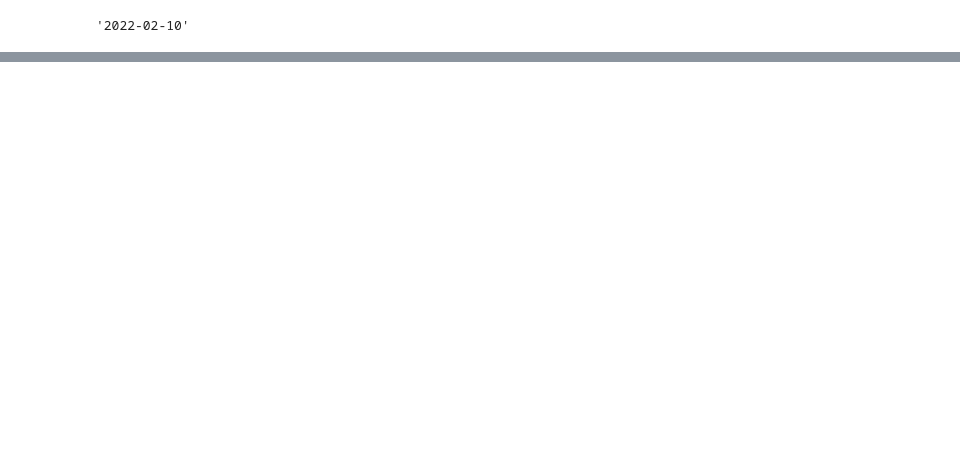
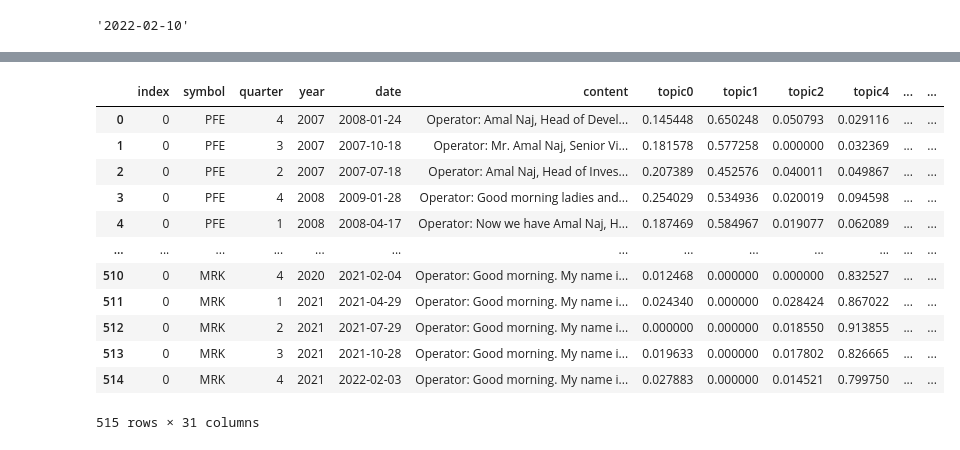
Before and after one commit to djtom98/Graph-Based-Analysis-Earnings-Calls, a Jupyter notebook: src/topicmodeling.ipynb, the cells around one changed output, grey strips where cells are left out. Drawn from its saved outputs; the diff is of its cells as text; code cells hidden in the pictures; blank space fills up the shorter version.

Commit message:
finished adding the directionality and the guidance dict

```diff
--- a/src/topicmodeling.ipynb
+++ b/src/topicmodeling.ipynb
@@ -384,0 +509,25 @@ ec10.date.max()
+# %%
+topicdictcount=ec10.copy()
+# %%
+topicdictcount['result']=topicdictcount.content.apply(topiccount)
+topicdictcount[['t1','t2','t3','t4','t5','t6']]=topicdictcount['result'].to_list()
+# %%
+topicdictcount[['t1d','t2d','t3d','t4d','t5d','t6d']]=topicdictcount.content.apply(directionalitycount).to_list()
+# %%
+topicdictcount[['t1dg','t2dg','t3dg','t4dg','t5dg','t6dg']]=topicdictcount.content.apply(guidancecount).to_list()
+# %%
+topicdictcount
+# %% [output]
+|  | index | symbol | quarter | year | date | content | topic0 | topic1 | topic2 | topic4 | ... | ... |
+| 0 | 0 | PFE | 4 | 2007 | 2008-01-24 | Operator: Amal Naj, Head of Devel... | 0.145448 | 0.650248 | 0.050793 | 0.029116 | ... | ... |
+| 1 | 0 | PFE | 3 | 2007 | 2007-10-18 | Operator: Mr. Amal Naj, Senior Vi... | 0.181578 | 0.577258 | 0.000000 | 0.032369 | ... | ... |
+| 2 | 0 | PFE | 2 | 2007 | 2007-07-18 | Operator: Amal Naj, Head of Inves... | 0.207389 | 0.452576 | 0.040011 | 0.049867 | ... | ... |
+| 3 | 0 | PFE | 4 | 2008 | 2009-01-28 | Operator: Good morning ladies and... | 0.254029 | 0.534936 | 0.020019 | 0.094598 | ... | ... |
+| 4 | 0 | PFE | 1 | 2008 | 2008-04-17 | Operator: Now we have Amal Naj, H... | 0.187469 | 0.584967 | 0.019077 | 0.062089 | ... | ... |
+| ... | ... | ... | ... | ... | ... | ... | ... | ... | ... | ... | ... | ... |
+| 510 | 0 | MRK | 4 | 2020 | 2021-02-04 | Operator: Good morning. My name i... | 0.012468 | 0.000000 | 0.000000 | 0.832527 | ... | ... |
+| 511 | 0 | MRK | 1 | 2021 | 2021-04-29 | Operator: Good morning. My name i... | 0.024340 | 0.000000 | 0.028424 | 0.867022 | ... | ... |
+| 512 | 0 | MRK | 2 | 2021 | 2021-07-29 | Operator: Good morning. My name i... | 0.000000 | 0.000000 | 0.018550 | 0.913855 | ... | ... |
+| 513 | 0 | MRK | 3 | 2021 | 2021-10-28 | Operator: Good morning. My name i... | 0.019633 | 0.000000 | 0.017802 | 0.826665 | ... | ... |
+| 514 | 0 | MRK | 4 | 2021 | 2022-02-03 | Operator: Good morning. My name i... | 0.027883 | 0.000000 | 0.014521 | 0.799750 | ... | ... |
+515 rows × 31 columns
```
Also changed, not shown: parts of 12 cells of this notebook.
